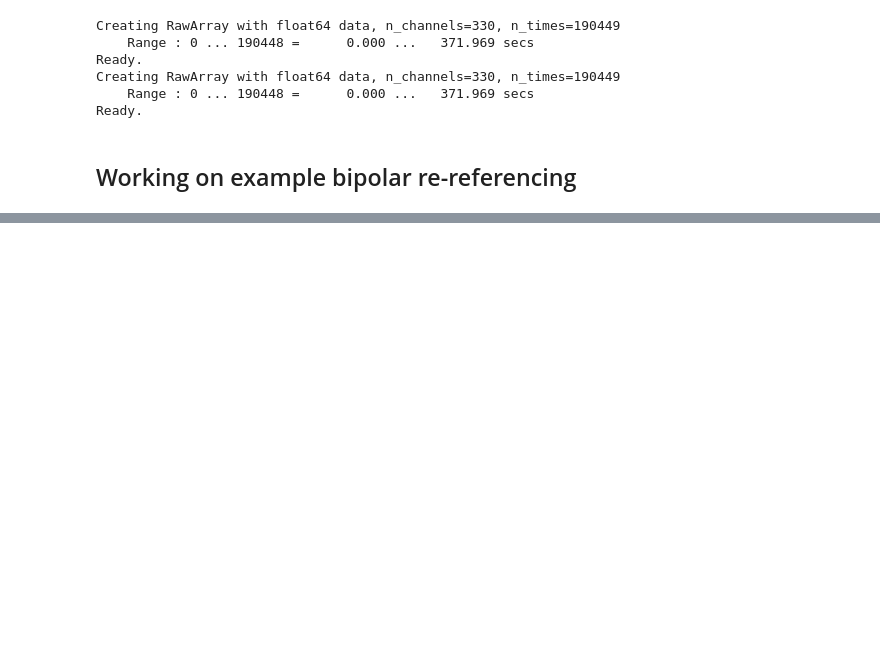
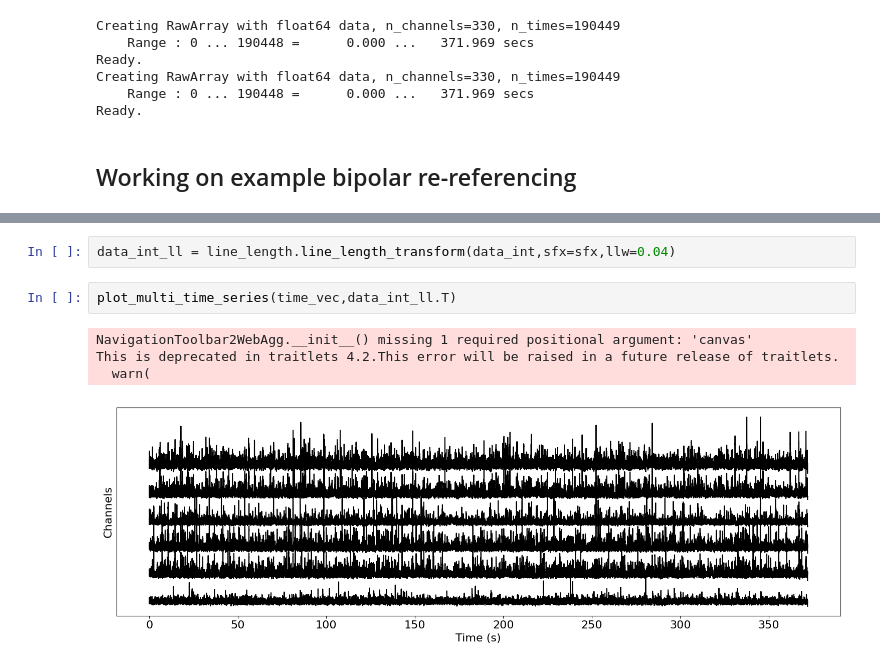
Before and after one commit to davidjuliancaldwell/py_ecog_utilities, a Jupyter notebook: scripts/kleen_data_demo.ipynb, the cells around one changed output, grey strips where cells are left out. Cells and saved outputs as stored; diff of their text form; blank space fills up the shorter version.

```diff
--- a/scripts/kleen_data_demo.ipynb
+++ b/scripts/kleen_data_demo.ipynb
@@ -83,0 +96,9 @@ raw.plot()
+# %%
+data_int_ll = line_length.line_length_transform(data_int,sfx=sfx,llw=0.04)
+# %%
+plot_multi_time_series(time_vec,data_int_ll.T)
+# %% [output]
+NavigationToolbar2WebAgg.__init__() missing 1 required positional argument: 'canvas'
+This is deprecated in traitlets 4.2.This error will be raised in a future release of traitlets.
+  warn(
+[figure, added]
```
Also changed, not shown: parts of 15 cells of this notebook.
